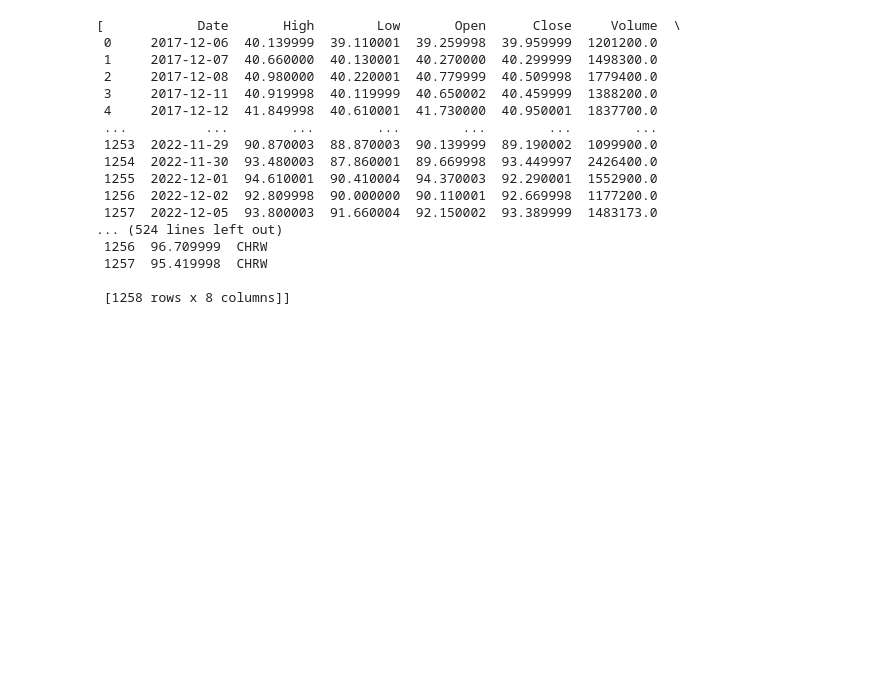
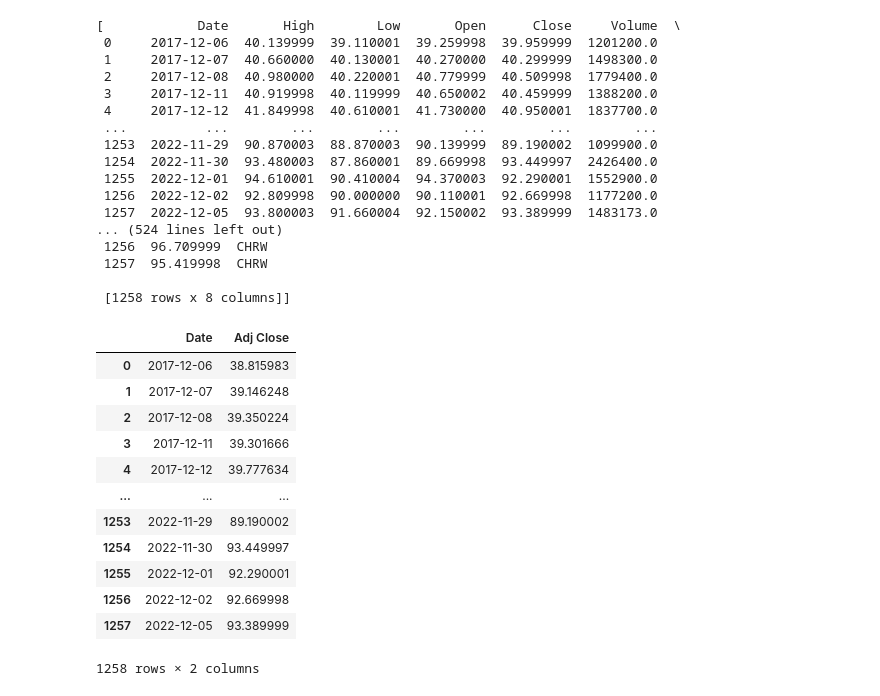
Before and after one commit to tigerbroko/Nova-SBE-Introduction-to-Programming, a Jupyter notebook: Intro-to-Programming-Project.ipynb, the cells around one changed output. Drawn from its saved outputs; the diff is of its cells as text; code cells hidden in the pictures; blank space fills up the shorter version.

```diff
--- a/Intro-to-Programming-Project.ipynb
+++ b/Intro-to-Programming-Project.ipynb
@@ -165,3 +165,19 @@ stocks_df_list
 # continue work here
 # %%
 # - take the close price, make new pd dataframe, and merge that for all stocks in for cycle
+df_close_prices = stocks_df_list[0]#.loc['Date','Close']
+df_close_prices[['Date','Adj Close']]
+# %% [output]
+|  | Date | Adj Close |
+| 0 | 2017-12-06 | 38.815983 |
+| 1 | 2017-12-07 | 39.146248 |
+| 2 | 2017-12-08 | 39.350224 |
+| 3 | 2017-12-11 | 39.301666 |
+| 4 | 2017-12-12 | 39.777634 |
+| ... | ... | ... |
+| 1253 | 2022-11-29 | 89.190002 |
+| 1254 | 2022-11-30 | 93.449997 |
+| 1255 | 2022-12-01 | 92.290001 |
+| 1256 | 2022-12-02 | 92.669998 |
+| 1257 | 2022-12-05 | 93.389999 |
+1258 rows × 2 columns
```
Also changed, not shown: parts of 15 cells of this notebook.
